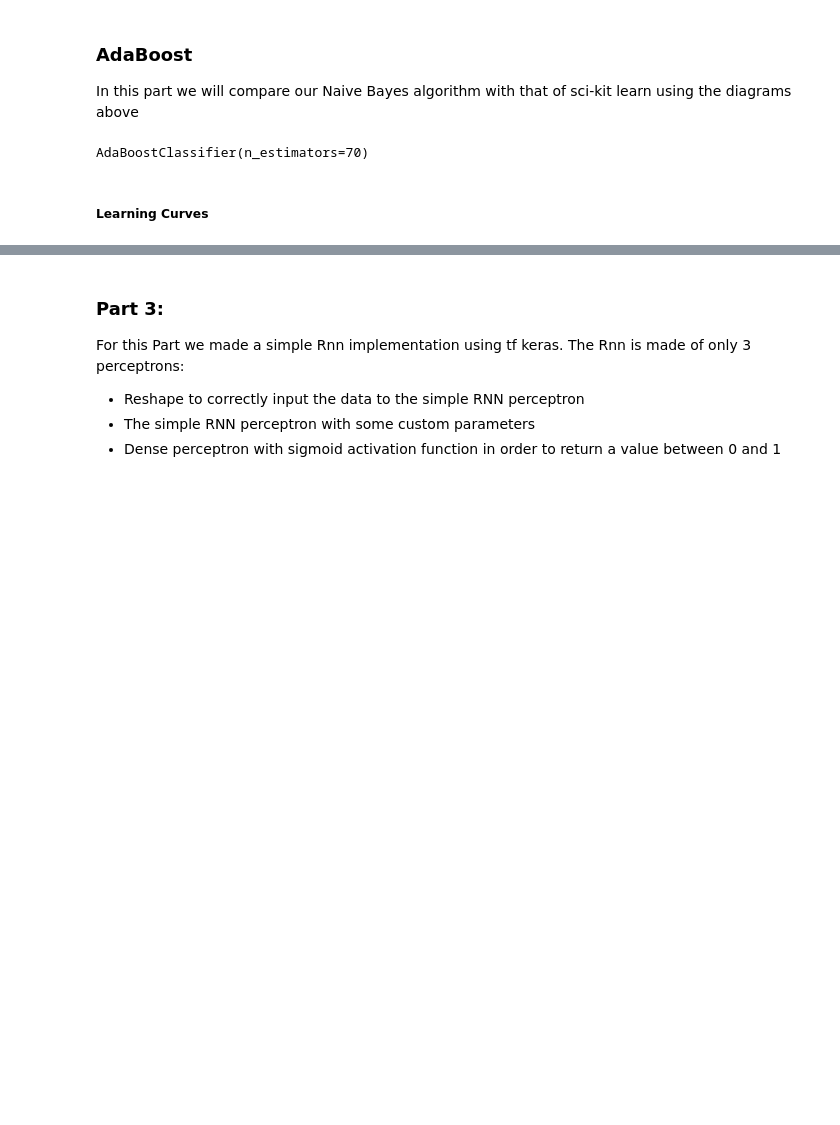
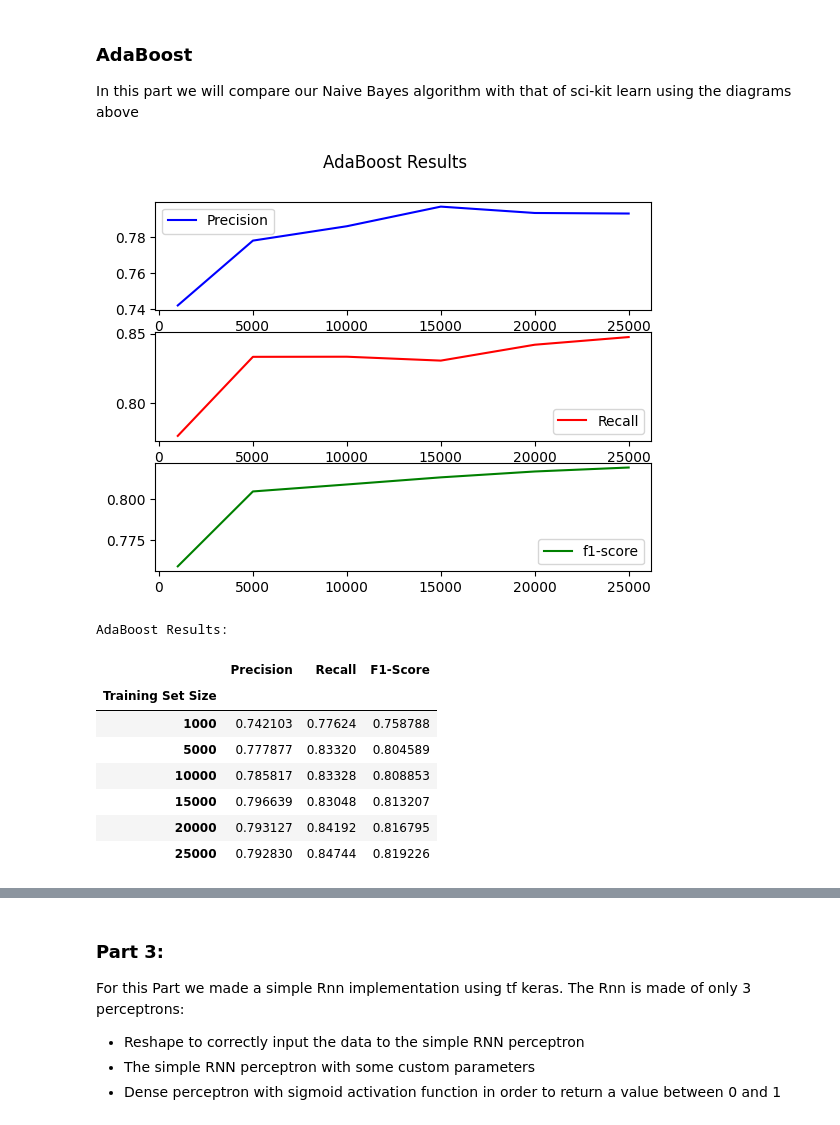
Before and after one commit to vleft02/IMDB-Review-Classification, a Jupyter notebook: ML.ipynb, the cells around one changed output, grey strips where cells are left out. Cells and saved outputs as stored; diff of their text form; code cells hidden in the pictures; blank space fills up the shorter version.

```diff
--- a/ML.ipynb
+++ b/ML.ipynb
@@ -911,12 +709,21 @@ In this part we will compare our Naive Bayes algorithm with that of sci-kit lear
 # %%
 # First we initialize the classifiers
 our_adaboost = AdaBoost()
 scikit_adaboost = AdaBoostClassifier(n_estimators=70)
 
 # Fit the training data to the classifiers
 our_adaboost.fit(x_train, y_train, 70)
 scikit_adaboost.fit(x_train, y_train)
+
+custom_classification_report(estimator=scikit_adaboost,x_train=x_train,y_train=y_train,x_test=x_test, y_test=y_test, train_sizes = [1000,5000,10000,15000,20000,25000],name='AdaBoost')
 # %% [output]
+[figure, added]
-AdaBoostClassifier(n_estimators=70)
+AdaBoost Results:
+|  | Precision | Recall | F1-Score |
+| Training Set Size |  |  |  |
+| 1000 | 0.742103 | 0.77624 | 0.758788 |
+| 5000 | 0.777877 | 0.83320 | 0.804589 |
+| 10000 | 0.785817 | 0.83328 | 0.808853 |
+| 15000 | 0.796639 | 0.83048 | 0.813207 |
+| 20000 | 0.793127 | 0.84192 | 0.816795 |
+| 25000 | 0.792830 | 0.84744 | 0.819226 |
-# %% [markdown]
-##### Learning Curves
```
Also changed, not shown: parts of 31 cells of this notebook, 1 other file.
